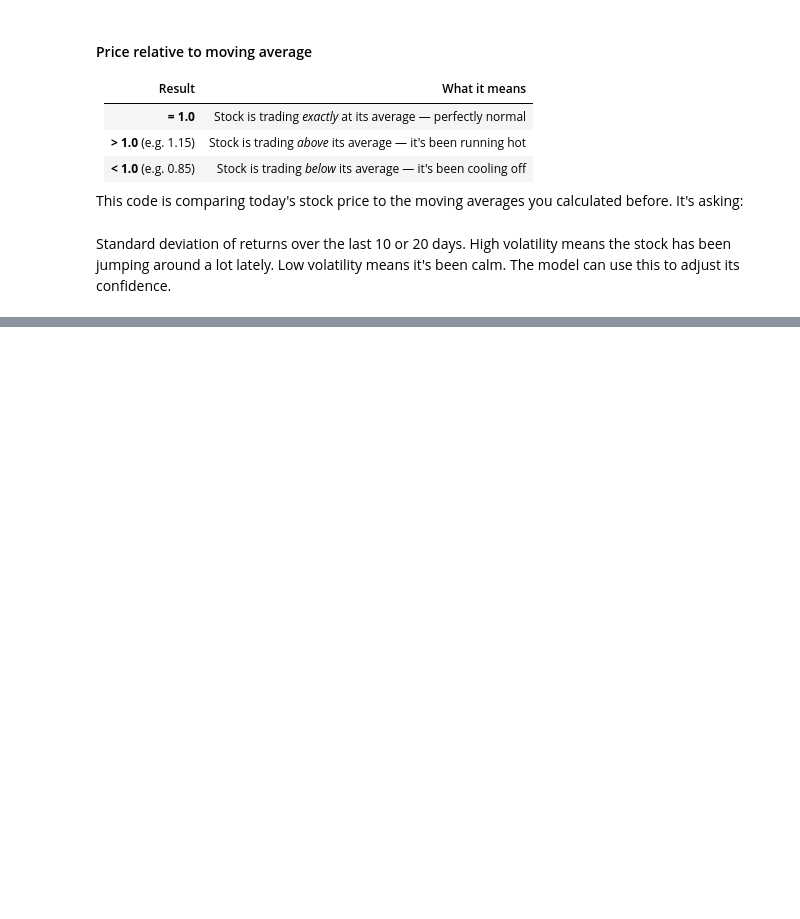
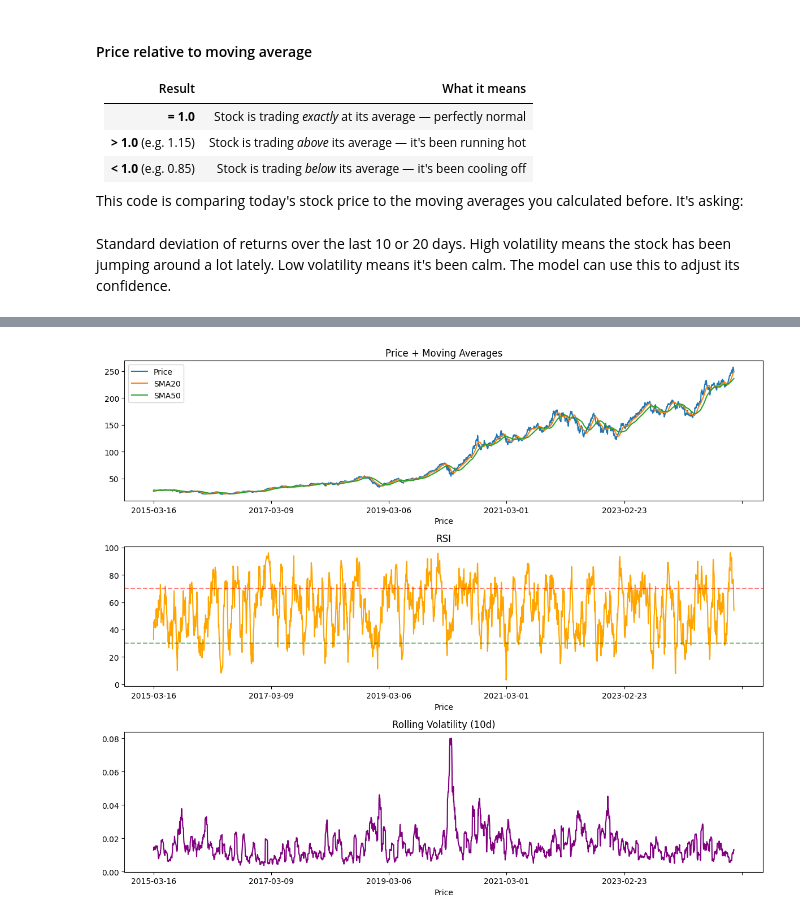
Before and after one commit to sanavi-nk/Stock-Return-Predictor, a Jupyter notebook: notebooks/feature_enigneering.ipynb, the cells around one changed output, grey strips where cells are left out. Saved outputs shown, nothing was run; the diff lists cells and outputs as text; code cells hidden in the pictures; blank space fills up the shorter version.

```diff
--- a/notebooks/feature_enigneering.ipynb
+++ b/notebooks/feature_enigneering.ipynb
@@ -95,0 +98,26 @@ df["volatility_20"] = df["return"].rolling(20).std()
+# %%
+def compute_rsi(series, period=14):
+    delta = series.diff()                                   #Calculates the day-to-day price change in dollars (not %)
+    gain  = delta.clip(lower=0).rolling(period).mean()       #Calculates the average gain over the specified period
+    loss  = -delta.clip(upper=0).rolling(period).mean()      #Calculates the average loss over the specified period
+    rs    = gain / loss                                      #The ratio of average gain to average loss
+    return 100 - (100 / (1 + rs))                            #A formula that squashes RS into the 0–100 range
+
+df["rsi"] = compute_rsi(df["Close"])
+# %%
+df["volume_change"] = df["Volume"].pct_change()
+df["volume_ma20"]   = df["Volume"].rolling(20).mean()
+df["volume_ratio"]  = df["Volume"] / df["volume_ma20"]
+
+# volume ratio 2.0 --> 2x the normal volume (something big is happening)
+# volume ratio 0.5 --> half the normal volume (quiet day)
+# %%
+df["target"] = (df["return"].shift(-1) > 0).astype(int)
+
+# shift(-1) moves the column up by one row — so today's row gets tomorrow's return value
+# > 0 turns it into True/False — did it go up?
+# .astype(int) converts True → 1, False → 0
+# %%
+df.dropna(inplace=True)
+print(f"Dataset shape after dropping NaNs: {df.shape}")
+print(df.head())
@@ -95,0 +159,18 @@ df["volatility_20"] = df["return"].rolling(20).std()
+# %%
+fig, axes = plt.subplots(3, 1, figsize=(12, 10))
+
+df["Close"].plot(ax=axes[0], title="Price + Moving Averages")
+df["sma20"].plot(ax=axes[0])
+df["sma50"].plot(ax=axes[0])
+axes[0].legend(["Price", "SMA20", "SMA50"])
+
+df["rsi"].plot(ax=axes[1], title="RSI", color="orange")
+axes[1].axhline(70, color="red",   linestyle="--", alpha=0.5)
+axes[1].axhline(30, color="green", linestyle="--", alpha=0.5)
+
+df["volatility_10"].plot(ax=axes[2], title="Rolling Volatility (10d)", color="purple")
+
+plt.tight_layout()
+plt.show()
+# %% [output]
+[figure, added]
```
Also changed, not shown: parts of 9 cells of this notebook, 2 other files.
